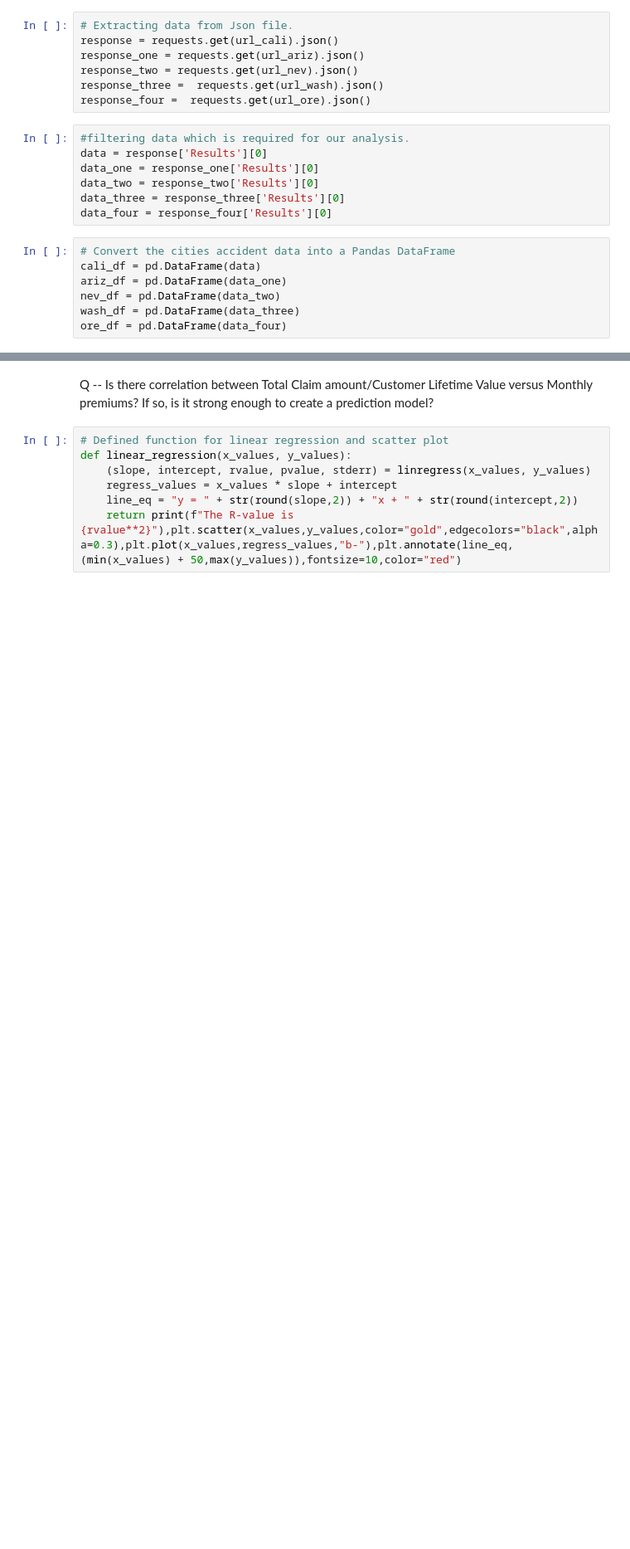
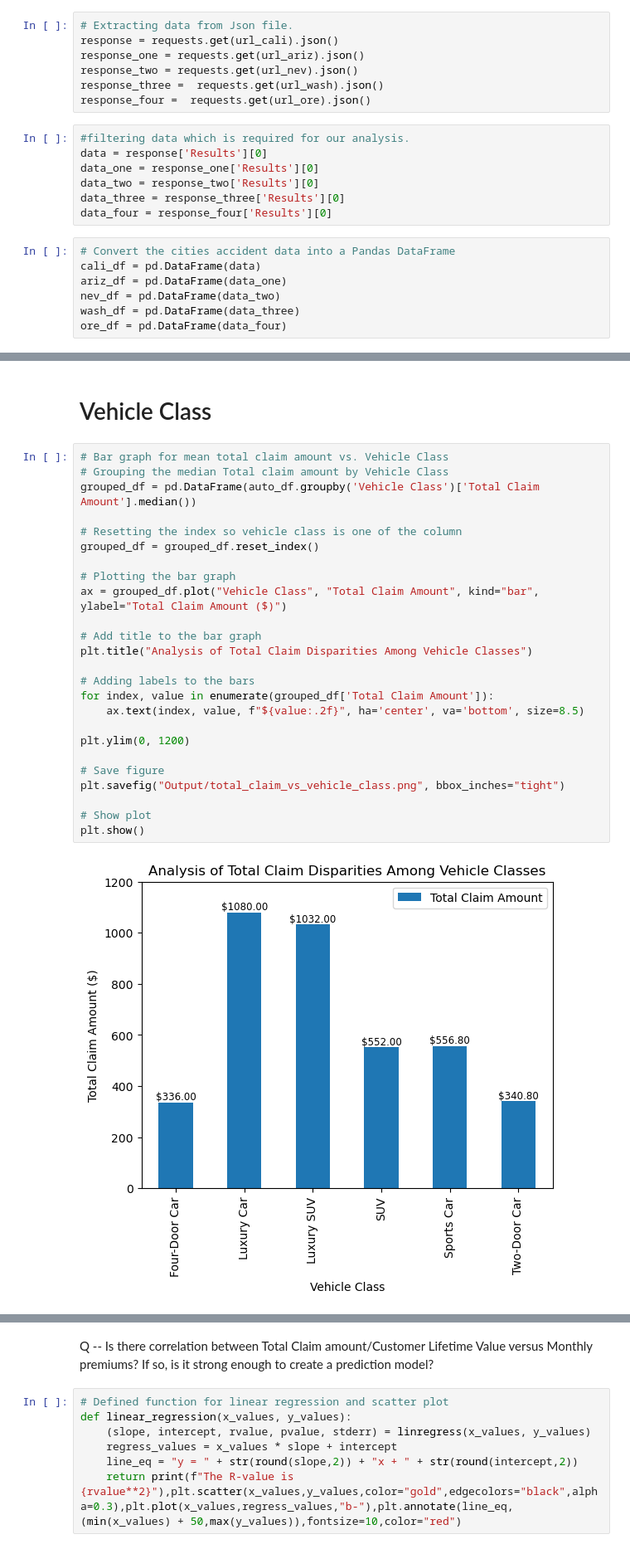
Before and after one commit to rdeshir10/Understanding_car_insurance, a Jupyter notebook: car_insurance.ipynb, the cells around one changed output, grey strips where cells are left out. Shown: that part at 83% size. Saved outputs shown, nothing was run; the diff lists cells and outputs as text; blank space fills up the shorter version.

```diff
--- a/car_insurance.ipynb
+++ b/car_insurance.ipynb
@@ -93,3 +93,32 @@ income_df[["Income","Monthly Premium Auto","Customer Lifetime Value","Total Clai
 | Customer Lifetime Value | 0.002915 | 0.399491 | 1.000000 | 0.245464 | 0.022683 |
 | Total Claim Amount | -0.221879 | 0.636084 | 0.245464 | 1.000000 | -0.012253 |
 | Number of Policies | -0.001324 | -0.026795 | 0.022683 | -0.012253 | 1.000000 |
+# %% [markdown]
+# Vehicle Class
+# %%
+# Bar graph for mean total claim amount vs. Vehicle Class
+# Grouping the median Total claim amount by Vehicle Class
+grouped_df = pd.DataFrame(auto_df.groupby('Vehicle Class')['Total Claim Amount'].median())
+
+# Resetting the index so vehicle class is one of the column
+grouped_df = grouped_df.reset_index()
+
+# Plotting the bar graph
+ax = grouped_df.plot("Vehicle Class", "Total Claim Amount", kind="bar", ylabel="Total Claim Amount ($)")
+
+# Add title to the bar graph
+plt.title("Analysis of Total Claim Disparities Among Vehicle Classes")
+
+# Adding labels to the bars
+for index, value in enumerate(grouped_df['Total Claim Amount']):
+    ax.text(index, value, f"${value:.2f}", ha='center', va='bottom', size=8.5)
+
+plt.ylim(0, 1200)
+
+# Save figure
+plt.savefig("Output/total_claim_vs_vehicle_class.png", bbox_inches="tight")
+
+# Show plot
+plt.show()
+# %% [output]
+[figure, added]
```
Also changed, not shown: parts of 5 cells of this notebook.
